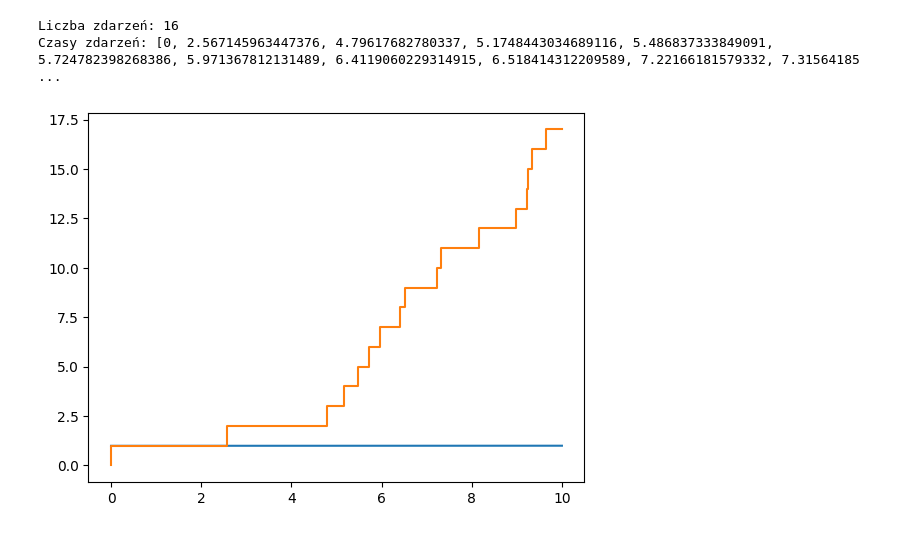
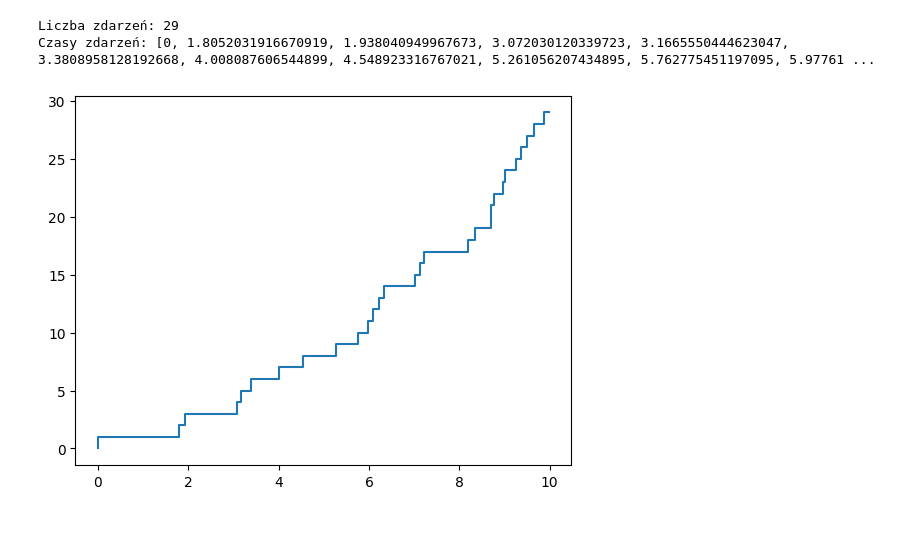
Before and after one commit to wust-research-group/lista-6-niejednorodny-proces-poissona-IgorKociszewski, a Jupyter notebook: src/zadanie1.ipynb, the cells around one changed output. Drawn from its saved outputs; the diff is of its cells as text; code cells hidden in the pictures.

```diff
--- a/src/zadanie1.ipynb
+++ b/src/zadanie1.ipynb
@@ -1,67 +1,43 @@
 # %%
 import numpy as np
 import matplotlib.pyplot as plt
 import seaborn as sns
 import scipy.stats
 from scipy.integrate import quad
-
 
 def generuj_poissona(T, lamb, lamb_max):
     t = 0
     I = 0
     S = [0]
 
     while True:
         u1 = np.random.rand()
-        t -= np.log(u1) / lamb(t)
+        t -= np.log(u1) / lamb_max
         if t > T:
-            break
-        u2 = np.random.rand()
-        if u2 <= lamb(t) / lamb_max:
-            I += 1
-            S.append(t)
-    S.append(T)
-    return I, S
+            return I,S
+        else:
+            u2 = np.random.rand()
+            if u2 <= lamb(t) / lamb_max:
+                I += 1
+                S.append(t)
 
-
-t = np.linspace(0, 10, 1000)
-
+t= np.linspace(0,10,1000)
 
 def lamb(t):
-    return 0.5 + 0.5 * t
-
+    return 0.5*t+0.5
 
 def intlamb(t):
-    return 0.5 * t + 0.25 * t**2
-
+    return t**2 +0.5*t
 
 lamb_max = max(lamb(t))
-
 I1, S1 = generuj_poissona(T=10, lamb=lamb, lamb_max=lamb_max)
-
-
-t = np.linspace(0, 10, 1000)
-
-
-def L(t):
-    return 1 / (t + 1)
-
-
-def integral_L(t):
-    return 0.5 * t + t**2
-
-
-plt.plot(
-    t,
-    scipy.stats.poisson.cdf(t, integral_L(10**-2)),
-    label="Dystrybuanta teoretyczna",
-)
 
 print("Liczba zdarzeń:", I1)
 print("Czasy zdarzeń:", S1)
-plt.step(S1, np.arange(0, len(S1), 1))
+plt.step(S1,np.arange(0, len(S1), 1))
+
 plt.show()
 # %% [output]
-Liczba zdarzeń: 16
-Czasy zdarzeń: [0, 2.567145963447376, 4.79617682780337, 5.1748443034689116, 5.486837333849091, 5.724782398268386, 5.971367812131489, 6.4119060229314915, 6.518414312209589, 7.22166181579332, 7.31564185 ...
+Liczba zdarzeń: 29
+Czasy zdarzeń: [0, 1.8052031916670919, 1.938040949967673, 3.072030120339723, 3.1665550444623047, 3.3808958128192668, 4.008087606544899, 4.548923316767021, 5.261056207434895, 5.762775451197095, 5.97761 ...
-[figure, old version]
+[figure, new version]
```
Also changed, not shown: parts of 1 cell of this notebook, 1 other file.
